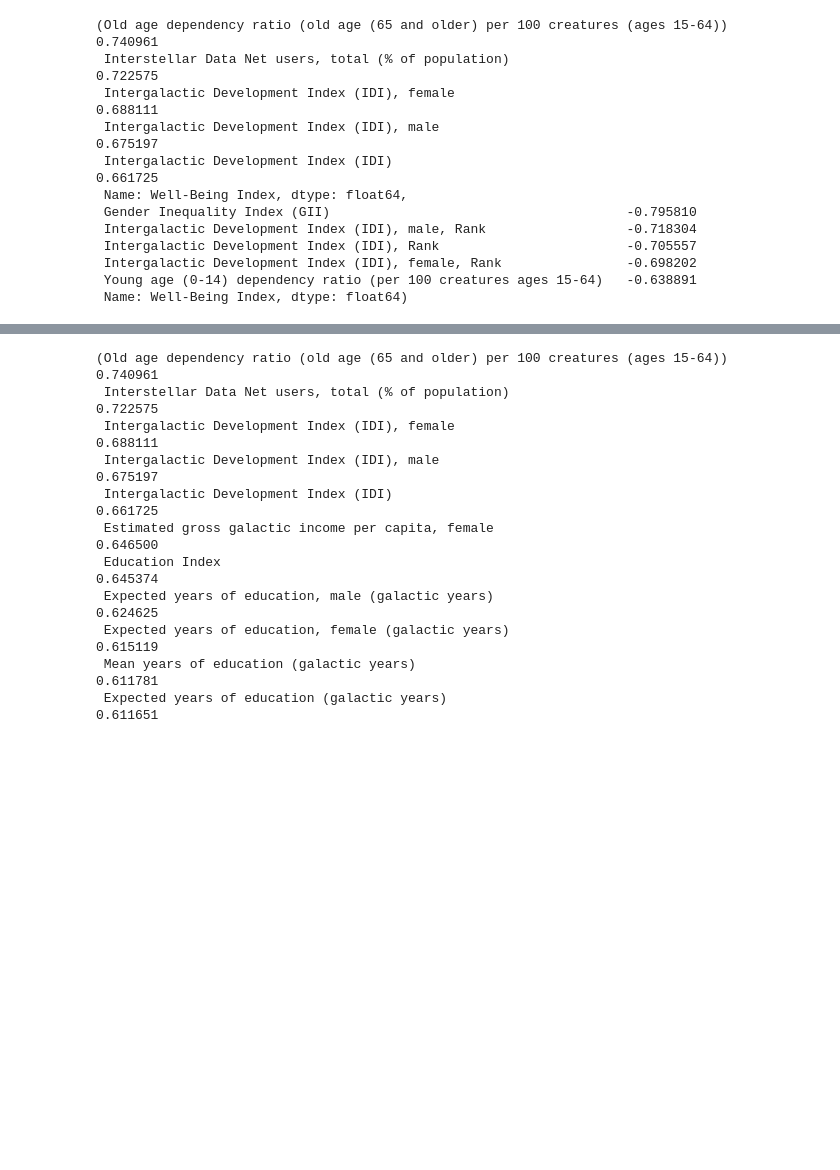
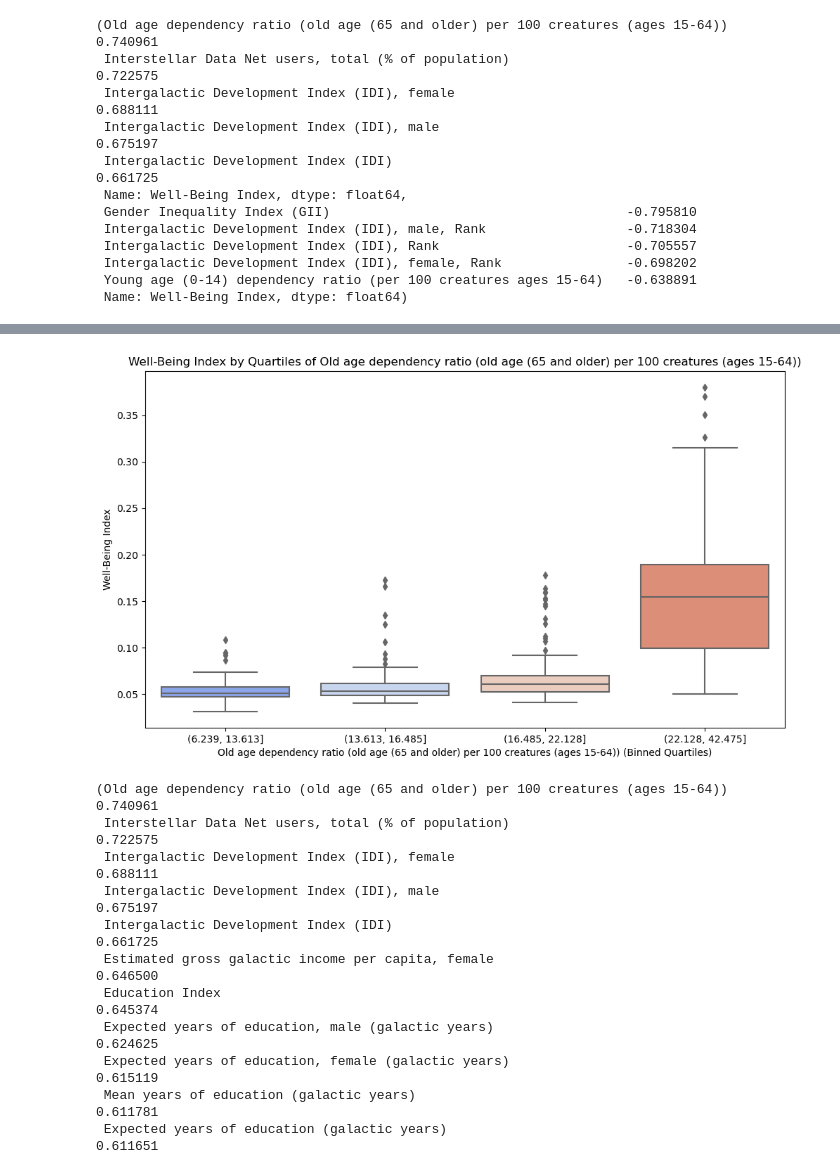
Before and after one commit to VAL-Jerono/Galaxies-Well-being, a Jupyter notebook: Galaxies.ipynb, the cells around one changed output, grey strips where cells are left out. Cells and saved outputs as stored; diff of their text form; code cells hidden in the pictures; blank space fills up the shorter version.

```diff
--- a/Galaxies.ipynb
+++ b/Galaxies.ipynb
@@ -367,3 +326,19 @@ top_positive, top_negative
+# %%
+# Bin a top continuous variable for boxplot comparison
+top_feature = top_positive.index[0]
+df['binned_feature'] = pd.qcut(df[top_feature], q=4, duplicates='drop')
+
+plt.figure(figsize=(10, 6))
+sns.boxplot(x='binned_feature', y='Well-Being Index', data=df, palette='coolwarm')
+plt.title(f'Well-Being Index by Quartiles of {top_feature}')
+plt.xlabel(f'{top_feature} (Binned Quartiles)')
+plt.ylabel('Well-Being Index')
+plt.tight_layout()
+plt.show()
+
+df.drop(columns='binned_feature', inplace=True)
+# %% [output]
+[figure, added]
 # %%
 # Also return top positively and negatively correlated variables for context
 top_positive = correlation_with_target.sort_values(ascending=False).head(20)
```
Also changed, not shown: parts of 35 cells of this notebook, 1 other file.
